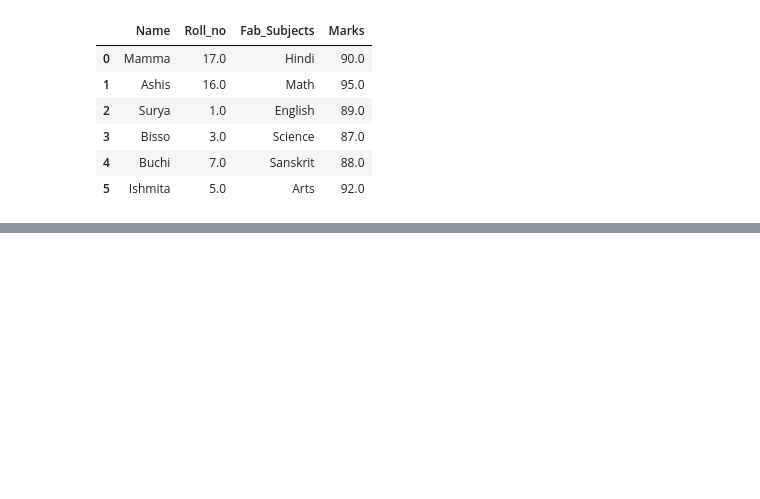
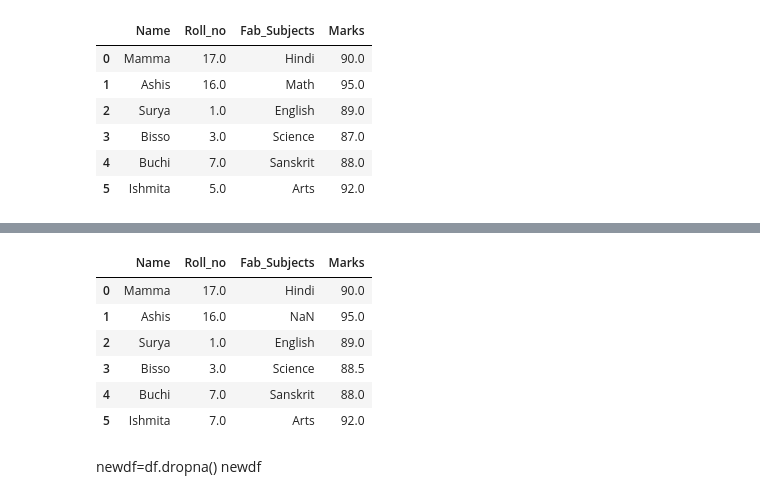
Before and after one commit to ashis003/Machine-Learning, a Jupyter notebook: Missing_Values.ipynb, the cells around one changed output, grey strips where cells are left out. Cells and saved outputs as stored; diff of their text form; code cells hidden in the pictures; blank space fills up the shorter version.

```diff
--- a/Missing_Values.ipynb
+++ b/Missing_Values.ipynb
@@ -63,0 +75,14 @@ newdf
+# %%
+newdf = df.interpolate()
+newdf
+# %% [output]
+|  | Name | Roll_no | Fab_Subjects | Marks |
+| 0 | Mamma | 17.0 | Hindi | 90.0 |
+| 1 | Ashis | 16.0 | NaN | 95.0 |
+| 2 | Surya | 1.0 | English | 89.0 |
+| 3 | Bisso | 3.0 | Science | 88.5 |
+| 4 | Buchi | 7.0 | Sanskrit | 88.0 |
+| 5 | Ishmita | 7.0 | Arts | 92.0 |
+# %% [markdown]
+newdf=df.dropna()
+newdf
```
Also changed, not shown: parts of 2 cells of this notebook.
